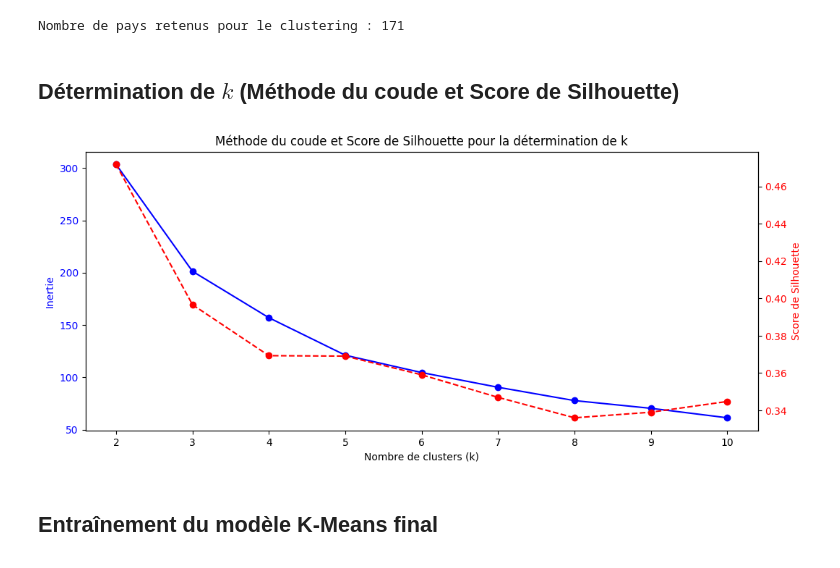
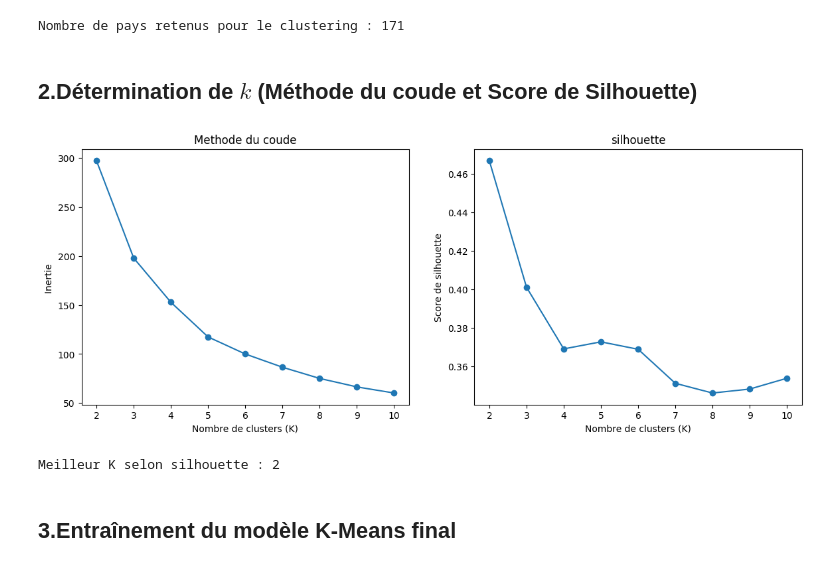
Before and after one commit to XiaoqingGdc/FAO_food_analysis, a Jupyter notebook: FAO_datalab_clustering.ipynb, the cells around one changed output. Saved outputs shown, nothing was run; the diff lists cells and outputs as text; code cells hidden in the pictures.

```diff
--- a/FAO_datalab_clustering.ipynb
+++ b/FAO_datalab_clustering.ipynb
@@ -45,69 +45,52 @@ print(df.columns.tolist())
 # %% [output]
 ['Zone', 'Code zone', 'Kcal_vegetaux', 'Kcal_animaux', 'Population_milliers', 'SousAlimentation_millions', 'Disponibilite_calorique_totale_kcal', 'Population_totale', 'Taux_sousnutrition_pct', 'Part_a ...
 # %%
-features_clustering = [
+X_coude = df[[
     'Disponibilite_calorique_totale_kcal',
     'Part_vegetaux_pct',
     'Part_animaux_pct',
     'Taux_sousnutrition_pct',
-]
-
-X_cluster = df[features_clustering].dropna().copy()
-pays_index = (
-    df_global.loc[X_cluster.index, 'Zone']
-    if 'Zone' in df_global.columns
-    else X_cluster.index
-)
+]]
 
 scaler = StandardScaler()
-X_scaled = scaler.fit_transform(X_cluster)
+X_coude_scaled = scaler.fit_transform(X_coude)
 
-print(f"Nombre de pays retenus pour le clustering : {X_scaled.shape[0]}")
+print(f"Nombre de pays retenus pour le clustering : {X_coude_scaled.shape[0]}")
 # %% [output]
 Nombre de pays retenus pour le clustering : 171
 # %% [markdown]
-## Détermination de $k$ (Méthode du coude et Score de Silhouette)
+## 2.Détermination de $k$ (Méthode du coude et Score de Silhouette)
 # %%
 # Test de plusieurs valeurs de k (de 2 à 10)
 inerties = []
-silhouette_scores = []
+silhouettes = []
 K_range = range(2, 11)
 
 for k in K_range:
-  kmeans = KMeans(n_clusters=k, random_state=42, n_init=10)
-  kmeans.fit(X_scaled)
-  inerties.append(kmeans.inertia_)
-  silhouette_scores.append(silhouette_score(X_scaled, kmeans.labels_))
+  km = KMeans(n_clusters=k, random_state=42, n_init=10)
+  labels = km.fit_predict(X_coude_scaled)
+  inerties.append(km.inertia_)
+  silhouettes.append(silhouette_score(X_coude_scaled, labels))
 
-# Tracé des graphiques
-fig, ax1 = plt.subplots(figsize=(12, 5))
+fig, axes = plt.subplots(1, 2, figsize=(14, 5))
 
-# Graphique de l'inertie (Méthode du coude)
-ax1.plot(
-    K_range, inerties, 'bo-', label='Inertie intra-classe', color='b'
-)
-ax1.set_xlabel('Nombre de clusters (k)')
-ax1.set_ylabel('Inertie', color='b')
-ax1.tick_params(axis='y', labelcolor='b')
+axes[0].plot(K_range,inerties, marker="o")
+axes[0].set_xlabel("Nombre de clusters (K)")
+axes[0].set_ylabel("Inertie ")
+axes[0].set_title("Methode du coude")
 
-# Graphique du score de silhouette sur un second axe y
-ax2 = ax1.twinx()
-ax2.plot(
-    K_range,
-    silhouette_scores,
-    'ro--',
-    label='Score de Silhouette',
-    color='r',
-)
-ax2.set_ylabel('Score de Silhouette', color='r')
-ax2.tick_params(axis='y', labelcolor='r')
+axes[1].plot(K_range,silhouettes, marker="o")
+axes[1].set_xlabel("Nombre de clusters (K)")
+axes[1].set_ylabel("Score de silhouette")
+axes[1].set_title("silhouette")
 
-plt.title(
-    'Méthode du coude et Score de Silhouette pour la détermination de k'
-)
 plt.show()
 # %% [output]
-[figure, old version]
+[figure, new version]
+# %%
+print(f"\nMeilleur K selon silhouette : {list(K_range)[silhouettes.index(max(silhouettes))]}")
+# %% [output]
+Meilleur K selon silhouette : 2
 # %% [markdown]
-## Entraînement du modèle K-Means final
+## 3.Entraînement du modèle K-Means final
 # %%
```
Also changed, not shown: parts of 11 cells of this notebook.
